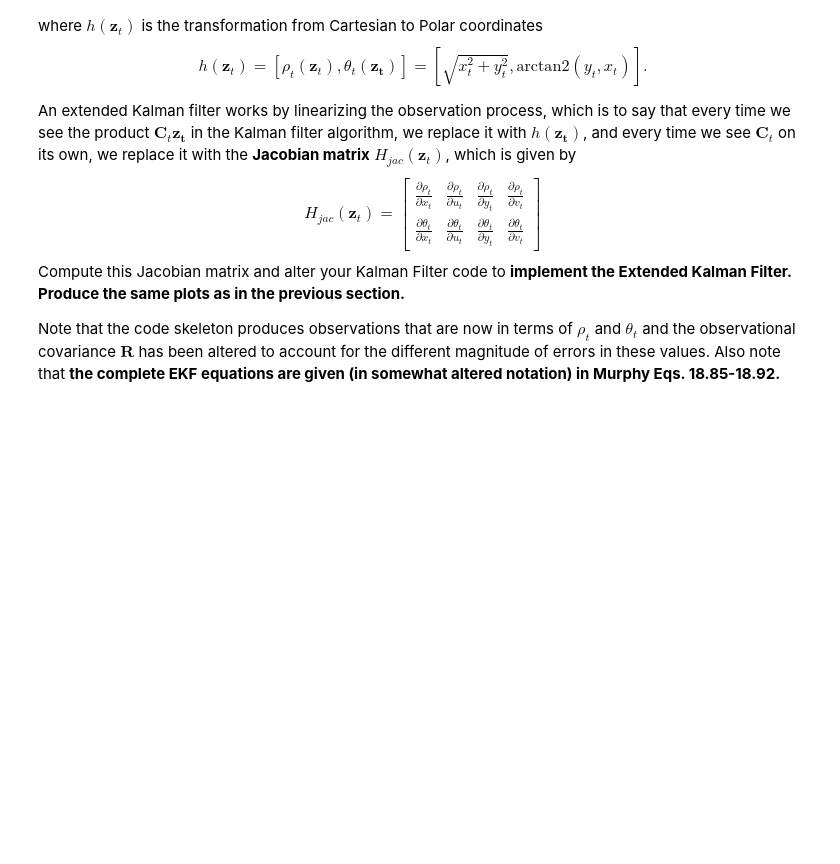
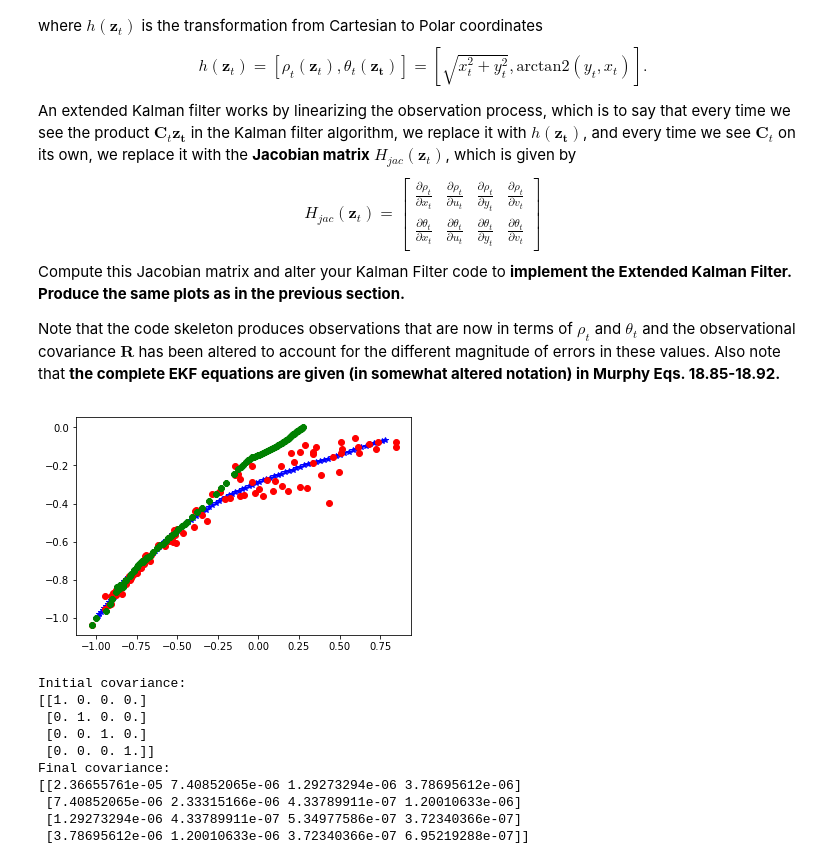
Before and after one commit to erikbUMT/Homework_3, a Jupyter notebook: Homework_3.ipynb, the cells around one changed output. Drawn from its saved outputs; the diff is of its cells as text; code cells hidden in the pictures; blank space fills up the shorter version.

```diff
--- a/Homework_3.ipynb
+++ b/Homework_3.ipynb
@@ -319,13 +359,14 @@ A = np.array([[1.0,dt,0.0,0.0],
               [0.0,1.0,0.0,0],
               [0.0,0.0,1.0,dt],
               [0.0,0.0,0,1.0]])
-
+A_t = np.transpose(A)
 # Process noise covariance
 Q = a**2*np.array([[1/4.*dt**4,1/2.*dt**3,         0,         0],
                    [1/2.*dt**3,     dt**2,         0,         0],
                    [         0,         0,1/4.*dt**4,1/2.*dt**3],
                    [         0,         0,1/2.*dt**3,     dt**2]])
 
+Q += 1e-5*np.sum(np.diag(Q))*np.eye(4)
 
 # Observation covariance
 R = np.array([[0.1**2,0],
@@ -336,11 +377,26 @@ def h(X):
     R = np.sqrt(X[0]**2 + X[2]**2)
     theta = np.arctan2(X[2],X[0])
     return np.array([R,theta])
-
+# Inverse Observation function (for plotting)
+def hInv(X):
+    r = X[0]
+    theta = X[1]
+    return [r*np.cos(theta),r*np.sin(theta)]
 # Jacobian of observation function
 def H_jac(X):
     #! Generate a function which returns the Jacobian of h
-    pass
+    x = X[0]
+    y = X[2]
+    dist2 = x**2 + y**2
+    dpdx = (dist2**(-0.5)) * x
+    dpdu = 0.0
+    dpdy = (dist2**(-0.5)) * y
+    dpdv = 0.0
+    dthetadx = -1 * (y/dist2)
+    dthetadu = 0.0
+    dthetady = x/dist2
+    dthetadv = 0.0
+    return np.array([[dpdx,dpdu,dpdy,dpdv],[dthetadx, dthetadu, dthetady,dthetadv]])
 
 ### These are useful for sampling from normal distributions, but you
 ### don't need to worry about them.
@@ -365,43 +421,75 @@ Sigma_initial = np.eye(4)*1#np.diag(np.array([1,1,1,1]))
 mu = [mu_initial]
 Sigma = [Sigma_initial]
 Y = []
-
+CartesianY = []
 t=0
-t_end = 10.0
+t_end = 10
 while t<t_end:
 
     ### Simulate the motion of the aircraft
     ### You do not have access to this information!
     ### Don't change!
     Z_0 = Z_true[-1]
     Z_1 = np.dot(A,Z_0) + np.dot(Q_cholesky,np.random.randn(4))  # Move the plane forward in time
     Z_true.append(Z_1)
     Y_1 = h(Z_1) + np.dot(R_cholesky,np.random.randn(2))  # Take a noisy measurement
     Y.append(Y_1)
+    CartesianY.append(hInv(Y_1))
     ###
     ###
     ###
 
     mu_previous = mu[-1] # Best state estimate from last time step
     Sigma_previous = Sigma[-1] # state covariance from last time step
     Y_current = Y[-1]  # Current observation
 
-    H = H_jac(X_previous)
+    H = H_jac(mu_previous)
+    H_t = np.transpose(H)
 
     # Prediction step
     #! Write code to predict
-    mu_prior = None #! a) where the airplane will be according to the motion model
-    Sigma_prior = None #! b) b) the covariance of that estimate
+    mu_prior = np.matmul(A,mu_previous) #! a) where the airplane will be according to the motion model
+    Sigma_prior = np.matmul(np.matmul(A,Sigma_previous), A_t) #! b) b) the covariance of that estimate
 
     # Update step
     #! Implement the formulae for the update step of the Kalman filter
     #!
     #!
     #!
-    mu_post = None #! The posterior state mean estimate
-    Sigma_post = None #! The posterior covariance estimate
+    innovation = Y_current - h(mu_prior)#- np.matmul(H,mu_prior)
+    innovationCovariance = R + np.matmul(H,np.matmul(Sigma_prior, H_t))
+    kalmanGain = np.matmul(Sigma_prior,np.matmul(H_t,np.linalg.pinv(innovationCovariance)))
+    mu_post = mu_prior + np.matmul(kalmanGain, innovation) #! The posterior state mean estimate
+    Sigma_post = Sigma_prior - np.matmul(np.matmul(kalmanGain,H), Sigma_prior) #! The posterior covariance estimate
 
     mu.append(mu_post)
     Sigma.append(Sigma_post)
 
     t+=dt
+
+#! Plotting goes here.
+TruePositions = GetPositions(Z_true,0,2)
+
+MeasuredPositions = GetPositions(CartesianY,0,1)
+
+EstimatedPositions = GetPositions(mu,0,2)
+plt.plot(TruePositions[0],TruePositions[1], c = 'b', marker = '*', ls = 'none')
+plt.plot(MeasuredPositions[0],MeasuredPositions[1], c = 'r', marker = 'o', ls = 'none')
+plt.plot(EstimatedPositions[0], EstimatedPositions[1], c = 'g', marker = '8', ls = 'none')
+plt.show()
+print("Initial covariance:")
+print(Sigma[0])
+print("Final covariance:")
+print(Sigma[-1])
+# %% [output]
+[figure, added]
+Initial covariance:
+[[1. 0. 0. 0.]
+ [0. 1. 0. 0.]
+ [0. 0. 1. 0.]
+ [0. 0. 0. 1.]]
+Final covariance:
+[[2.36655761e-05 7.40852065e-06 1.29273294e-06 3.78695612e-06]
+ [7.40852065e-06 2.33315166e-06 4.33789911e-07 1.20010633e-06]
+ [1.29273294e-06 4.33789911e-07 5.34977586e-07 3.72340366e-07]
+ [3.78695612e-06 1.20010633e-06 3.72340366e-07 6.95219288e-07]]
```
Also changed, not shown: parts of 5 cells of this notebook.
